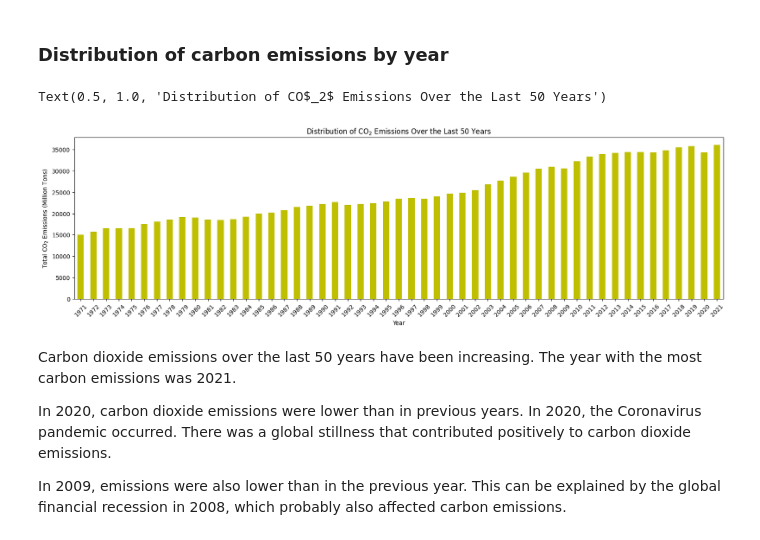
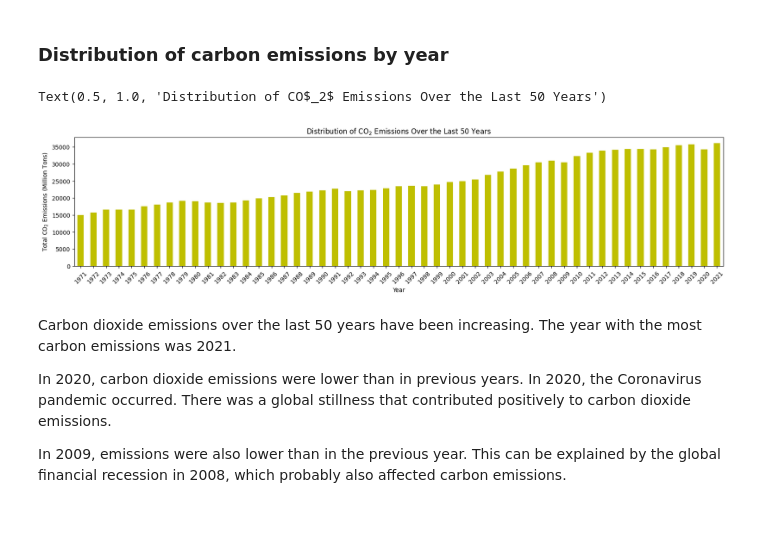
Before and after one commit to herrerovir/Co2-emissions-exploratory-data-analysis, a Jupyter notebook: notebooks/EDA-co2-emissions.ipynb, the cells around one changed output. Saved outputs shown, nothing was run; the diff lists cells and outputs as text; code cells hidden in the pictures.

Commit message:
Fix graphs sizes

```diff
--- a/notebooks/EDA-co2-emissions.ipynb
+++ b/notebooks/EDA-co2-emissions.ipynb
@@ -39,7 +40,7 @@ import seaborn as sns
 %matplotlib inline
 # %%
 # Load the dataset
-carbon_emission = pd.read_csv("co2-emissions-dataset.csv")
+carbon_emission = pd.read_csv("../data/raw/co2-emissions-dataset.csv")
 carbon_emission.head()
 # %% [output]
 |  | country | year | iso_code | population | gdp | cement_co2 | cement_co2_per_capita | co2 | ... |
@@ -359,14 +363,14 @@ In this section, an in-depth data exploratory analysis is carried out.
 # %%
 emissions_by_year = carbon_emission.groupby("year")["total_co2"].sum()
 # %%
-emissions_by_year.plot(kind = "bar", figsize = (20, 5), color = "y")
+emissions_by_year.plot(kind = "bar", figsize = (20, 4), color = "y")
 plt.xlabel("Year")
 plt.xticks(rotation = 45)
 plt.ylabel("Total CO$_2$ Emissions (Million Tons)")
 plt.title("Distribution of CO$_2$ Emissions Over the Last 50 Years", size = 12)
 # %% [output]
 Text(0.5, 1.0, 'Distribution of CO$_2$ Emissions Over the Last 50 Years')
-[figure, old version]
+[figure, new version]
 # %% [markdown]
 Carbon dioxide emissions over the last 50 years have been increasing. The year with the most carbon emissions was 2021.
 
```
Also changed, not shown: parts of 16 cells of this notebook.
